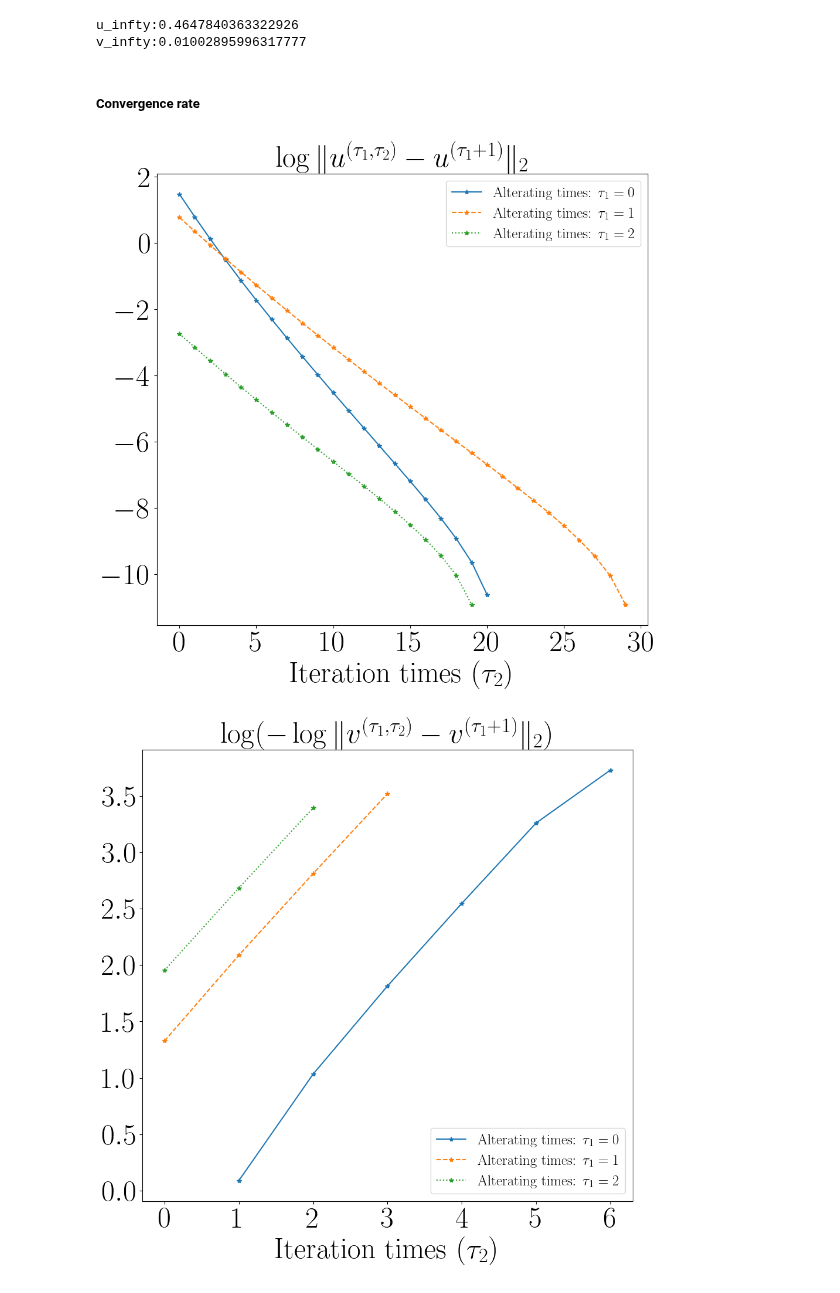
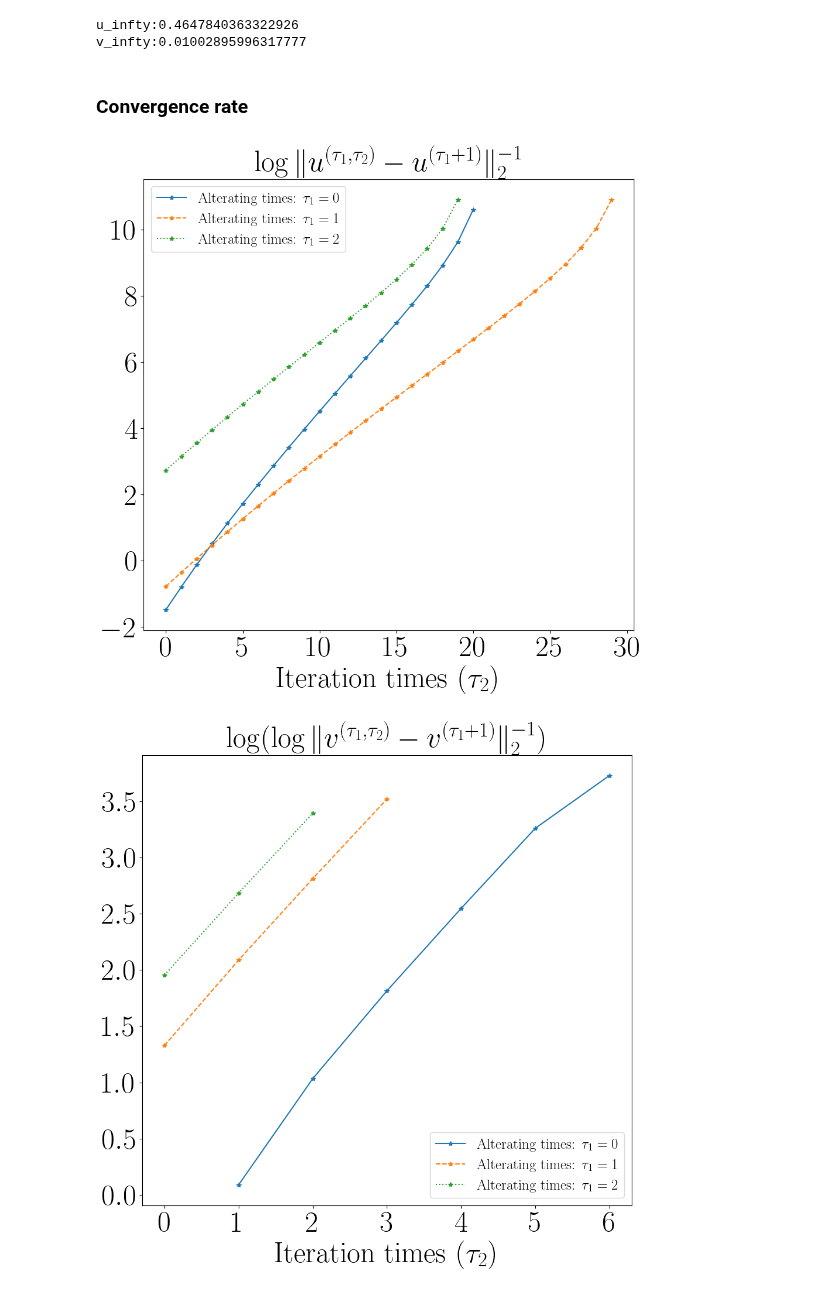
Before and after one commit to PinjunD/Statistical-ranking-with-dynamic-covariate, a Jupyter notebook: illustration.ipynb, the cells around one changed output. Cells and saved outputs as stored; diff of their text form; code cells hidden in the pictures.

```diff
--- a/illustration.ipynb
+++ b/illustration.ipynb
@@ -75,7 +75,7 @@ print(f'v_infty:{v_infty}')
 u_infty:0.4647840363322926
 v_infty:0.01002895996317777
 # %% [markdown]
-##### Convergence rate
+### Convergence rate
 # %%
 U = [np.zeros(n)]
 V = [np.zeros(d)]
@@ -101,37 +101,37 @@ sz = 36
 
 title = ""
 #Tu_ = r'$\frac{\|u^{(\tau_1,\tau_2+1)}-u^{(\tau_1+1)}\|_2}{\|u^{(\tau_1,\tau_2)}-u^{(\tau_1+1)}\|_2}$'
-Tu_ = r'$\log\|u^{(\tau_1,\tau_2)}-u^{(\tau_1+1)}\|_2$'
+Tu_ = r'$\log\|u^{(\tau_1,\tau_2)}-u^{(\tau_1+1)}\|^{-1}_2$'
 #Tv_ = r'$\frac{\|v^{(\tau_1,\tau_2+1)}-v^{(\tau_1+1)}\|_2}{\|v^{(\tau_1,\tau_2)}-v^{(\tau_1+1)}\|_2}$'
-Tv_ = r'$\log(-\log\|v^{(\tau_1,\tau_2)}-v^{(\tau_1+1)}\|_2)$'
+Tv_ = r'$\log(\log\|v^{(\tau_1,\tau_2)}-v^{(\tau_1+1)}\|^{-1}_2)$'
 ylabel = 'Error ratio'
 xlabel = r'Iteration times ($\tau_2$)'
 
 fig, ax = plt.subplots(figsize=(10.8, 10))
 plt.xticks(size=sz)
 plt.yticks(size=sz)
 plt.title(title+Tu_,size =sz)
 for i,U in enumerate(UU):
-    ax.plot(range(len(U)),np.log(U),T[i],label = fr"Alterating times: $\tau_1 = {i}$",)
+    ax.plot(range(len(U)),-np.log(U),T[i],label = fr"Alterating times: $\tau_1 = {i}$",)
     #ax.plot(np.log(U[:-1]),np.log(U[1:])-np.log(U[:-1]),T[i],label = fr"Alterating times: $\tau_1 = {i}$",)
     ax.set_xlabel(xlabel,size = sz)
 plt.legend(fontsize=sz/2)
 plt.savefig(save_path+'convergence_rate_u.pdf')
 
 fig, ax = plt.subplots(figsize=(10.8, 10))
 plt.title(title+Tv_,size =sz)
 plt.xticks(size=sz)
 plt.yticks(size=sz)
 for i,V in enumerate(VV):
     ax.plot(range(len(V)),np.log(-np.log(V)),T[i],label = fr"Alterating times: $\tau_1 = {i}$",)
     #ax.plot(np.log(V[:-1]),np.log(V[1:])-np.log(V[:-1]),T[i],label = fr"Alterating times: $\tau_1 = {i}$",)
     ax.set_xlabel(xlabel,size = sz)
 plt.legend(fontsize=sz/2)
 plt.savefig(save_path+'convergence_rate_v.pdf')
 
 
 plt.show()
 # %% [output]
-[figure, old version]
+[figure, new version]
-[figure, old version]
+[figure, new version]
 # %% [markdown]
```
Also changed, not shown: parts of 13 cells of this notebook, 13 other files.
